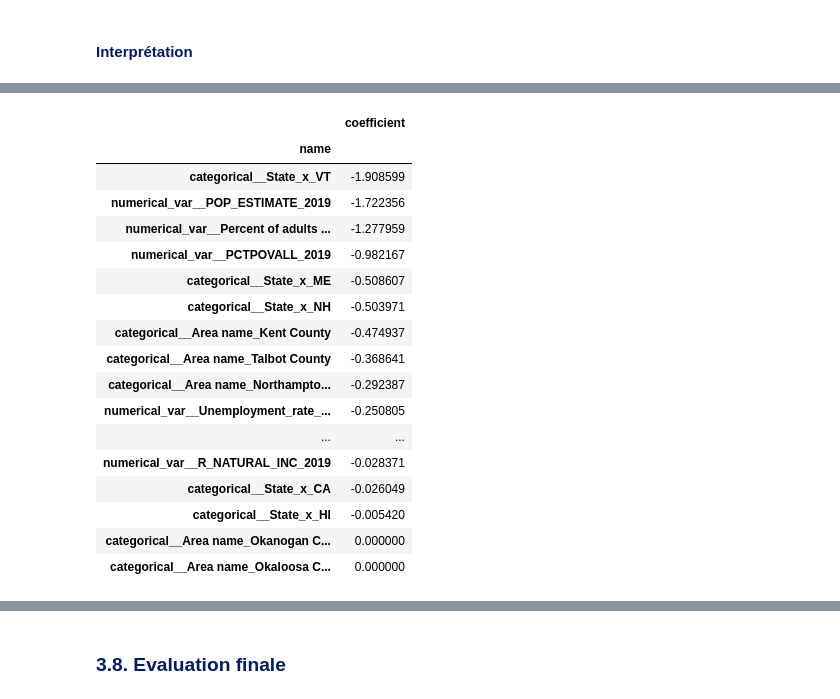
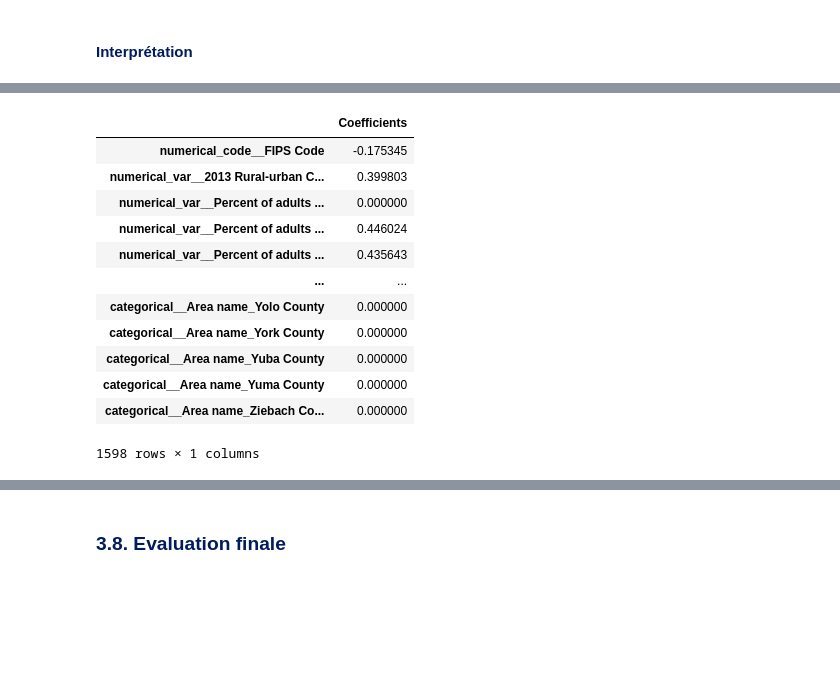
Before and after one commit to julieVVN/Classification, a Jupyter notebook: notebooks/projet4_classif_modelisation.ipynb, the cells around one changed output, grey strips where cells are left out. Drawn from its saved outputs; the diff is of its cells as text; code cells hidden in the pictures; blank space fills up the shorter version.

```diff
--- a/notebooks/projet4_classif_modelisation.ipynb
+++ b/notebooks/projet4_classif_modelisation.ipynb
@@ -574,22 +573,31 @@ coef_best_positive
-# %%
-coef_best_negative
-# %% [output]
-|  | coefficient |
-| name |  |
-| categorical__State_x_VT | -1.908599 |
-| numerical_var__POP_ESTIMATE_2019 | -1.722356 |
-| numerical_var__Percent of adults ... | -1.277959 |
-| numerical_var__PCTPOVALL_2019 | -0.982167 |
-| categorical__State_x_ME | -0.508607 |
-| categorical__State_x_NH | -0.503971 |
-| categorical__Area name_Kent County | -0.474937 |
-| categorical__Area name_Talbot County | -0.368641 |
-| categorical__Area name_Northampto... | -0.292387 |
-| numerical_var__Unemployment_rate_... | -0.250805 |
-| ... | ... |
-| numerical_var__R_NATURAL_INC_2019 | -0.028371 |
-| categorical__State_x_CA | -0.026049 |
-| categorical__State_x_HI | -0.005420 |
-| categorical__Area name_Okanogan C... | 0.000000 |
-| categorical__Area name_Okaloosa C... | 0.000000 |
+# %%
+# Analyse importance des coeff
+
+#récuperation coef
+best_clf_coef = best_clf[-1].coef_.T
+
+#recuperation name features
+feature_names = best_clf[:-1].get_feature_names_out()
+
+coefs = pd.DataFrame(
+    best_clf_coef,
+    columns=["Coefficients"],
+    index=feature_names,
+)
+
+coefs
+# %% [output]
+|  | Coefficients |
+| numerical_code__FIPS Code | -0.175345 |
+| numerical_var__2013 Rural-urban C... | 0.399803 |
+| numerical_var__Percent of adults ... | 0.000000 |
+| numerical_var__Percent of adults ... | 0.446024 |
+| numerical_var__Percent of adults ... | 0.435643 |
+| ... | ... |
+| categorical__Area name_Yolo County | 0.000000 |
+| categorical__Area name_York County | 0.000000 |
+| categorical__Area name_Yuba County | 0.000000 |
+| categorical__Area name_Yuma County | 0.000000 |
+| categorical__Area name_Ziebach Co... | 0.000000 |
+1598 rows × 1 columns
 # %%
```
Also changed, not shown: parts of 34 cells of this notebook, 1 other file.
